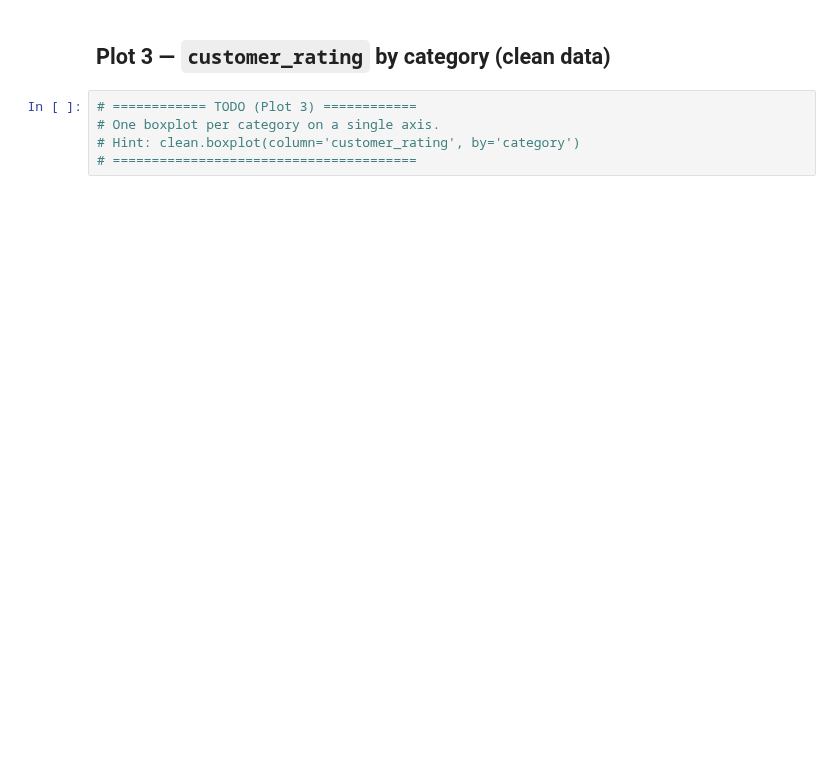
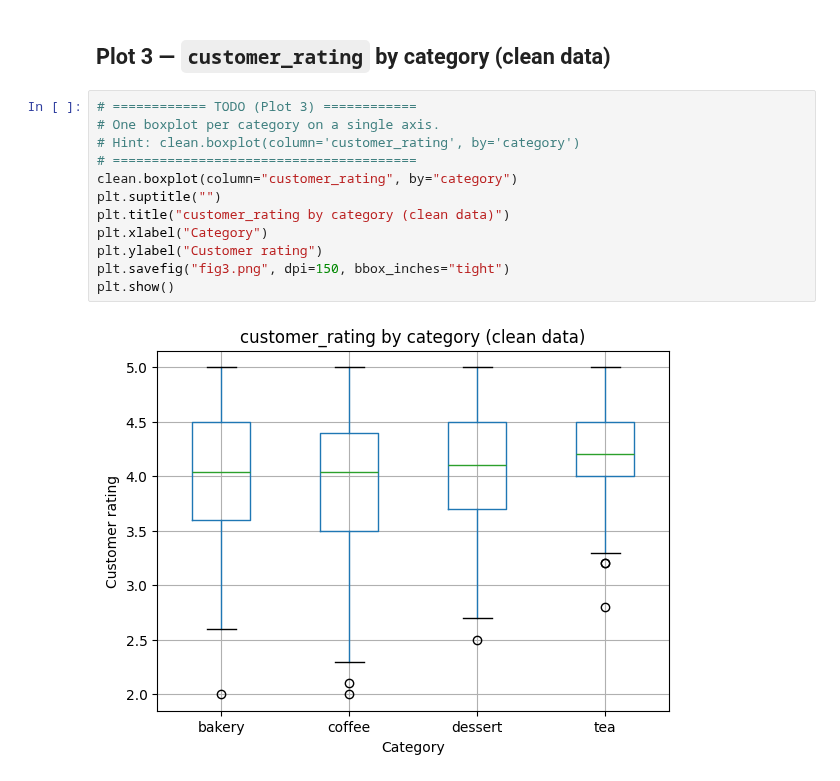
Before and after one commit to rhddnjs1974/machine-learning-project, a Jupyter notebook: lab01/notebooks/lab01_visualization.ipynb, the cells around one changed output. Cells and saved outputs as stored; diff of their text form; blank space fills up the shorter version.

```diff
--- a/lab01/notebooks/lab01_visualization.ipynb
+++ b/lab01/notebooks/lab01_visualization.ipynb
@@ -37,5 +62,14 @@ raw.head()
 # %%
 # ============ TODO (Plot 3) ============
 # One boxplot per category on a single axis.
 # Hint: clean.boxplot(column='customer_rating', by='category')
 # =======================================
+clean.boxplot(column="customer_rating", by="category")
+plt.suptitle("")
+plt.title("customer_rating by category (clean data)")
+plt.xlabel("Category")
+plt.ylabel("Customer rating")
+plt.savefig("fig3.png", dpi=150, bbox_inches="tight")
+plt.show()
+# %% [output]
+[figure, added]
```
Also changed, not shown: parts of 3 cells of this notebook, 7 other files.
